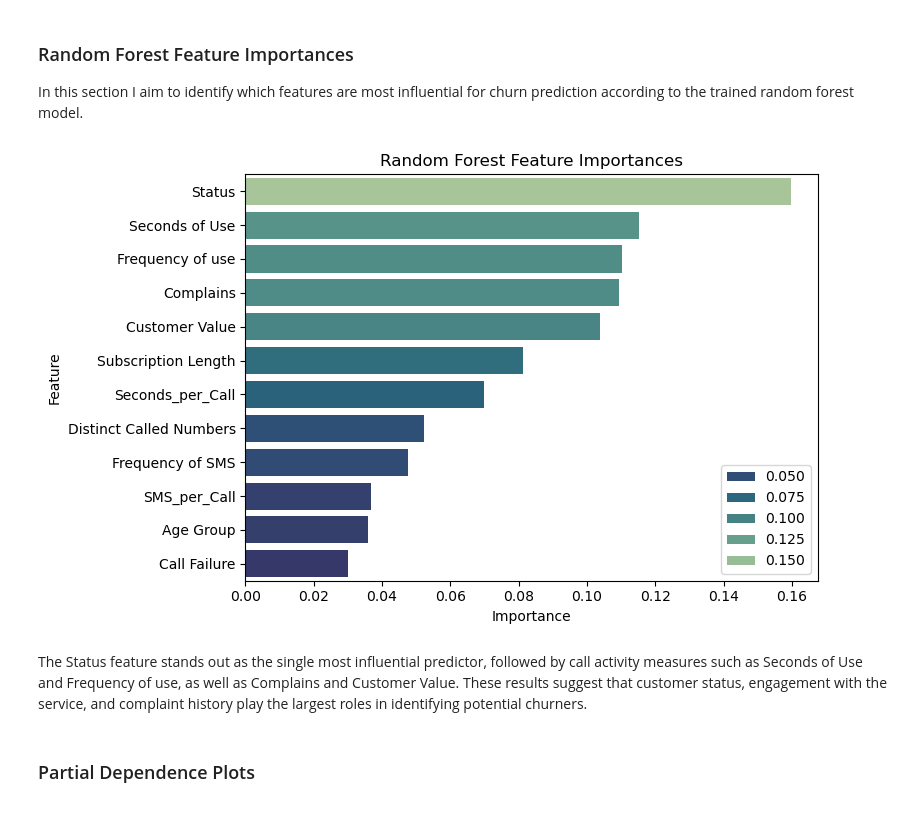
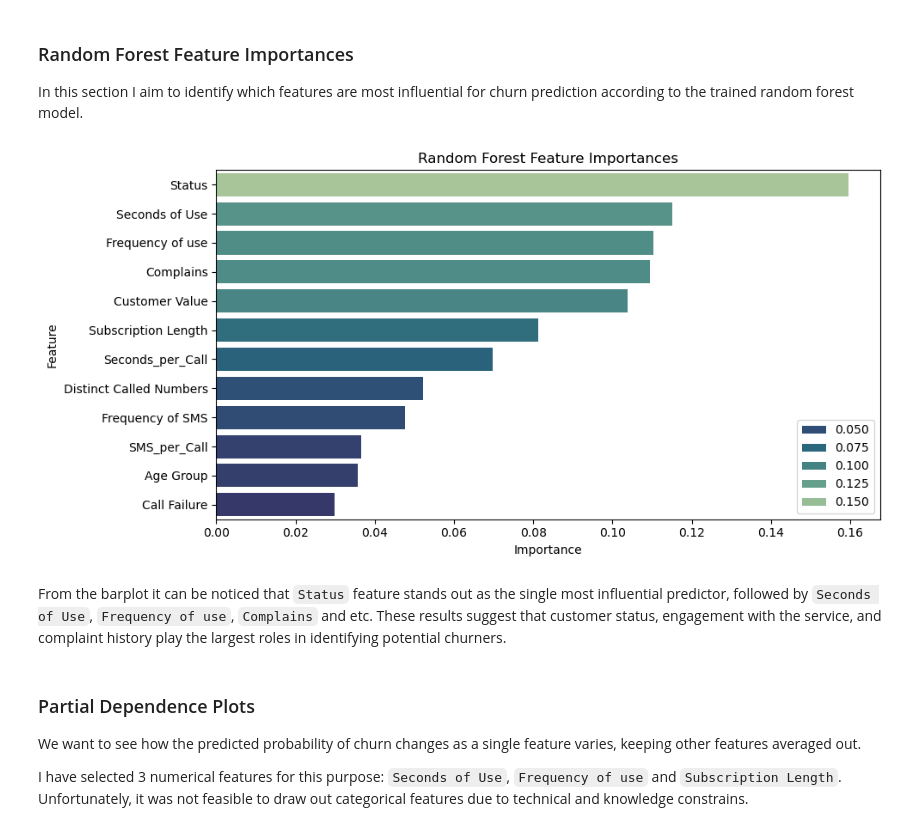
Before and after one commit to intox1ca7ed/Churn-Prediction-Project, a Jupyter notebook: main-notebook.ipynb, the cells around one changed output. Cells and saved outputs as stored; diff of their text form; code cells hidden in the pictures.

```diff
--- a/main-notebook.ipynb
+++ b/main-notebook.ipynb
@@ -480,29 +493,33 @@ In this section I aim to identify which features are most influential for churn
 # %%
 # RF on all data
 rf_full = RandomForestClassifier(n_estimators=200, class_weight="balanced", random_state=44)
 rf_full.fit(X, y)
 
 importances = rf_full.feature_importances_
 feature_names = X.columns
 
 indices = np.argsort(importances)[::-1]
 top_n = 12
 
-plt.figure(figsize=(8, 5))
+plt.figure(figsize=(10, 5))
 sns.barplot(
     x=importances[indices][:top_n],
     y=np.array(feature_names)[indices][:top_n],
     palette="crest_r",
     hue=importances[indices][:top_n]
 )
 plt.title('Random Forest Feature Importances')
 plt.xlabel('Importance')
 plt.ylabel('Feature')
 plt.tight_layout()
 plt.show()
 # %% [output]
-[figure, old version]
+[figure, new version]
 # %% [markdown]
-The Status feature stands out as the single most influential predictor, followed by call activity measures such as Seconds of Use and Frequency of use, as well as Complains and Customer Value. These results suggest that customer status, engagement with the service, and complaint history play the largest roles in identifying potential churners.
+From the barplot it can be noticed that `Status` feature stands out as the single most influential predictor, followed by `Seconds of Use`, `Frequency of use`, `Complains` and etc. These results suggest that customer status, engagement with the service, and complaint history play the largest roles in identifying potential churners.
 # %% [markdown]
 ### Partial Dependence Plots
+
+We want to see how the predicted probability of churn changes as a single feature varies, keeping other features averaged out.
+
+I have selected 3 numerical features for this purpose: `Seconds of Use`, `Frequency of use` and `Subscription Length`.   Unfortunately, it was not feasible to draw out categorical features due to technical and knowledge constrains.
```
Also changed, not shown: parts of 20 cells of this notebook.
